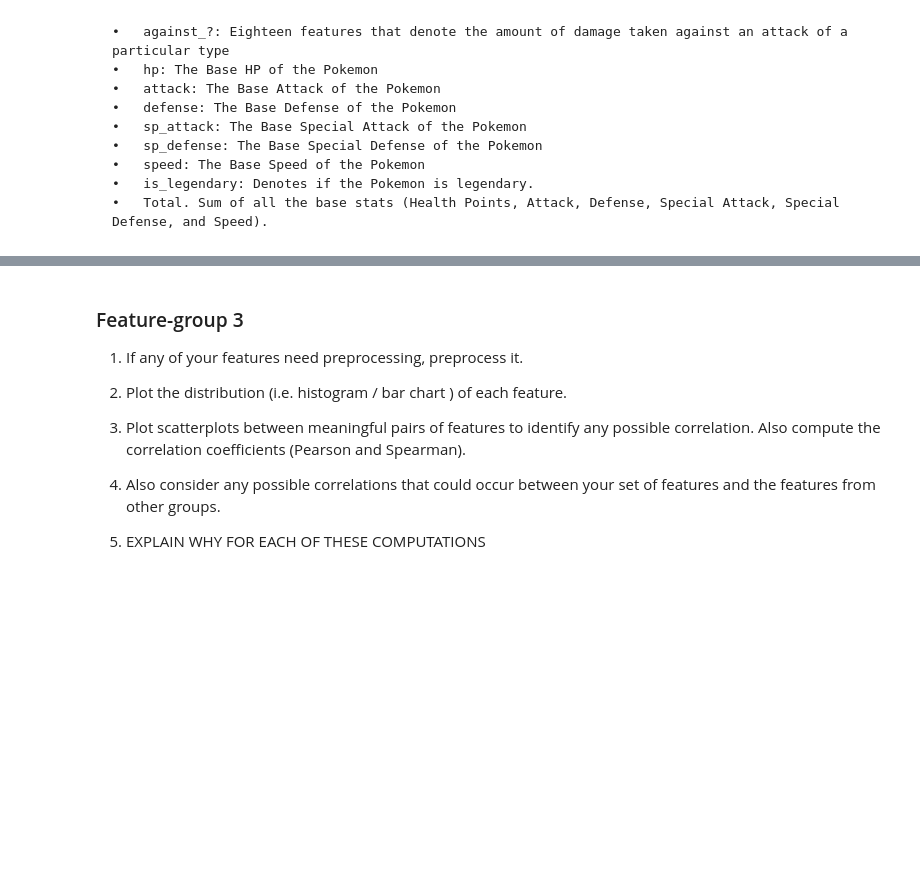
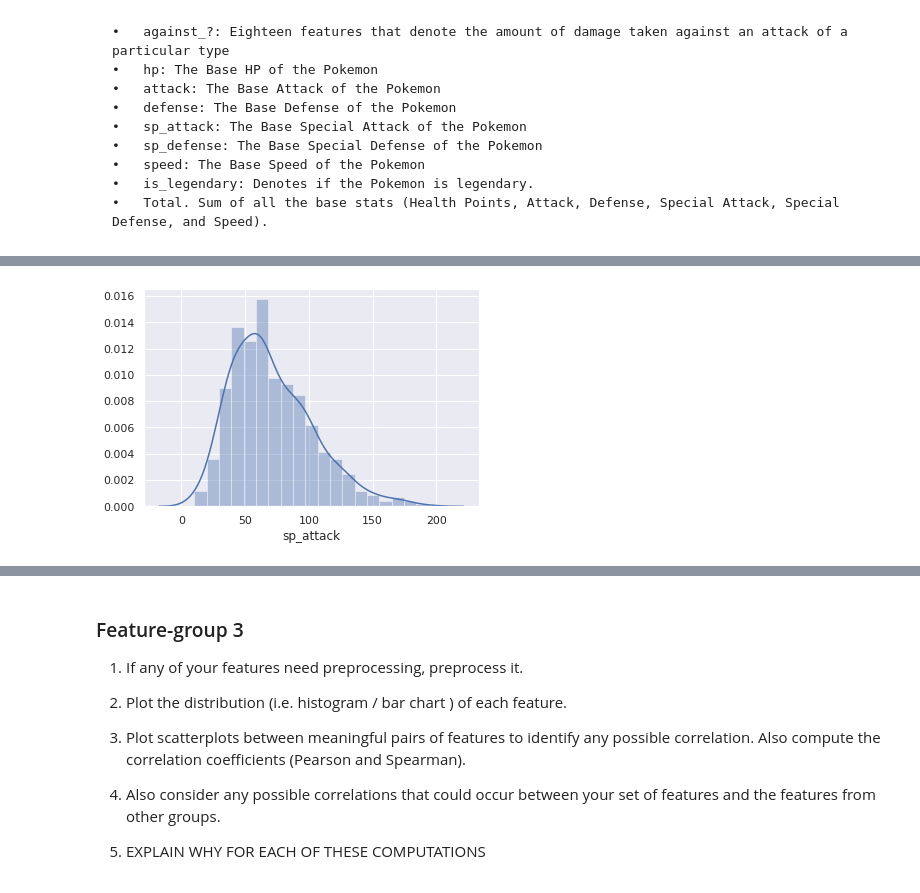
Before and after one commit to com-480-data-visualization/com-480-project-analaktycs, a Jupyter notebook: Milestone1.ipynb, the cells around one changed output, grey strips where cells are left out. Cells and saved outputs as stored; diff of their text form; code cells hidden in the pictures; blank space fills up the shorter version.

```diff
--- a/Milestone1.ipynb
+++ b/Milestone1.ipynb
@@ -70,0 +102,4 @@ import seaborn as sns
+# %%
+sns.distplot(df['sp_attack']);
+# %% [output]
+[figure, added]
```
Also changed, not shown: parts of 20 cells of this notebook, 1 other file.
